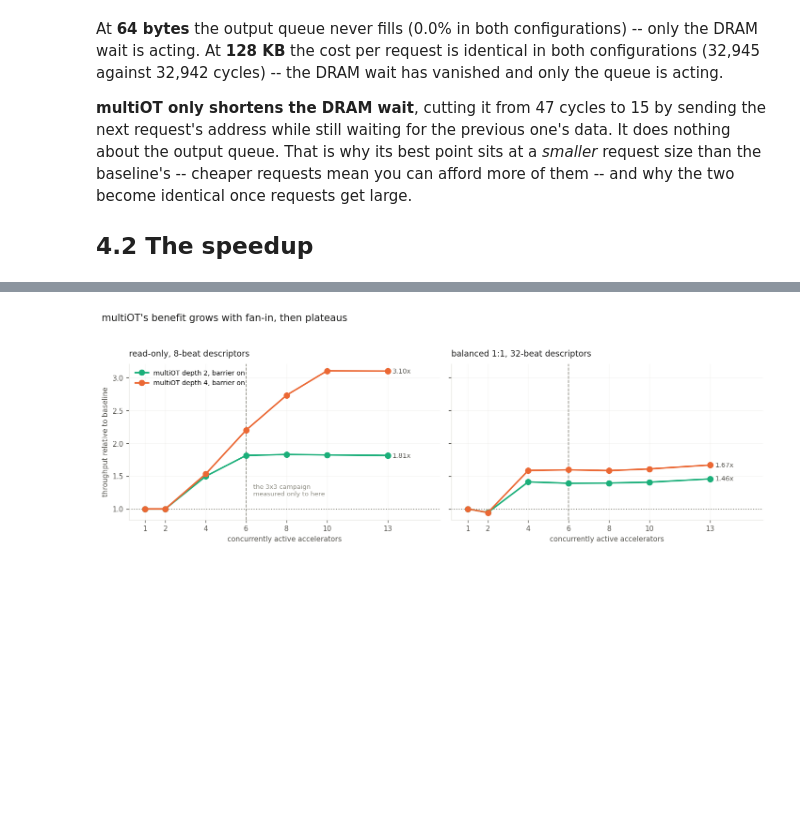
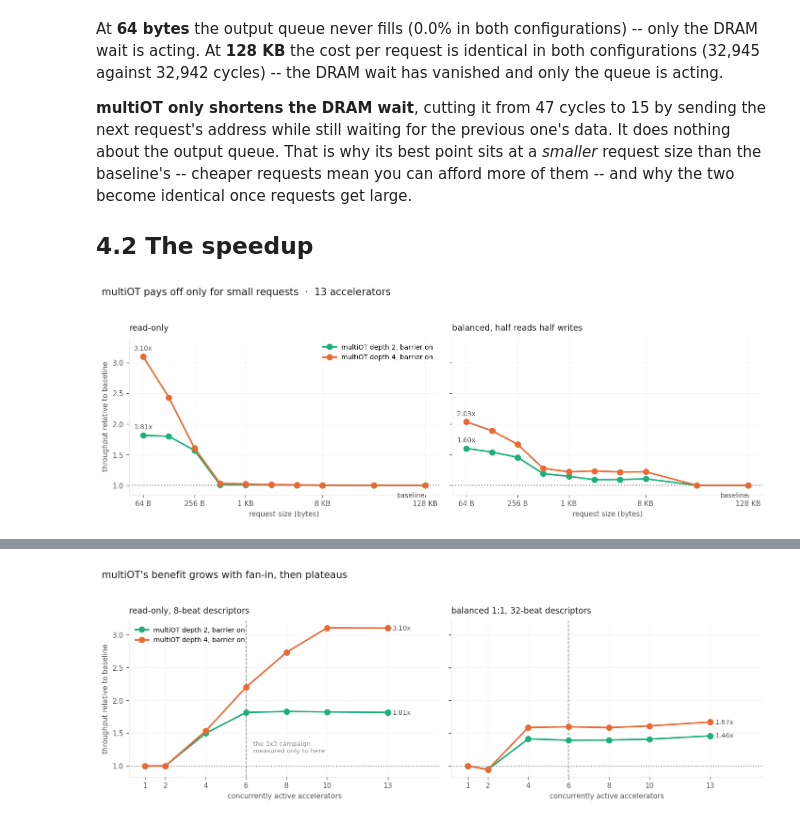
Before and after one commit to eugeniomuscinelli/esp-mem-characterization, a Jupyter notebook: characterization_summary.ipynb, the cells around one changed output, grey strips where cells are left out. Cells and saved outputs as stored; diff of their text form; code cells hidden in the pictures; blank space fills up the shorter version.

```diff
--- a/characterization_summary.ipynb
+++ b/characterization_summary.ipynb
@@ -243,3 +253,7 @@ output queue. That is why its best point sits at a *smaller* request size than t
 requests get large.
 
 ## 4.2 The speedup
+# %%
+fig = cl.plot_speedup_vs_size(arms); plt.show()
+# %% [output]
+[figure, added]
```
Also changed, not shown: parts of 3 cells of this notebook, 1 other file.
